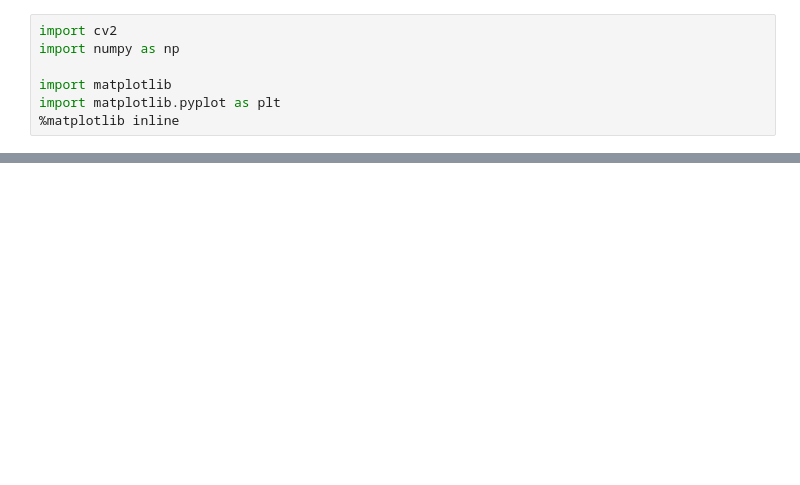
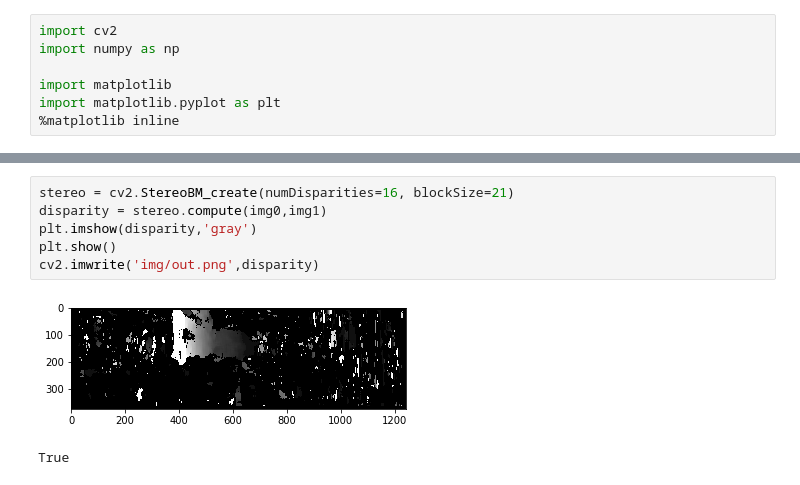
Before and after one commit to kemfic/fake-stereo, a Jupyter notebook: vis.ipynb, the cells around one changed output, grey strips where cells are left out. Saved outputs shown, nothing was run; the diff lists cells and outputs as text; blank space fills up the shorter version.

Commit message:
added basic stereo extraction and filtering, now moving onto viewer

```diff
--- a/vis.ipynb
+++ b/vis.ipynb
@@ -19,0 +73,9 @@ plt.imshow(img1)
+# %%
+stereo = cv2.StereoBM_create(numDisparities=16, blockSize=21)
+disparity = stereo.compute(img0,img1)
+plt.imshow(disparity,'gray')
+plt.show()
+cv2.imwrite('img/out.png',disparity)
+# %% [output]
+[figure, added]
+True
```
Also changed, not shown: parts of 2 cells of this notebook, 6 other files.
